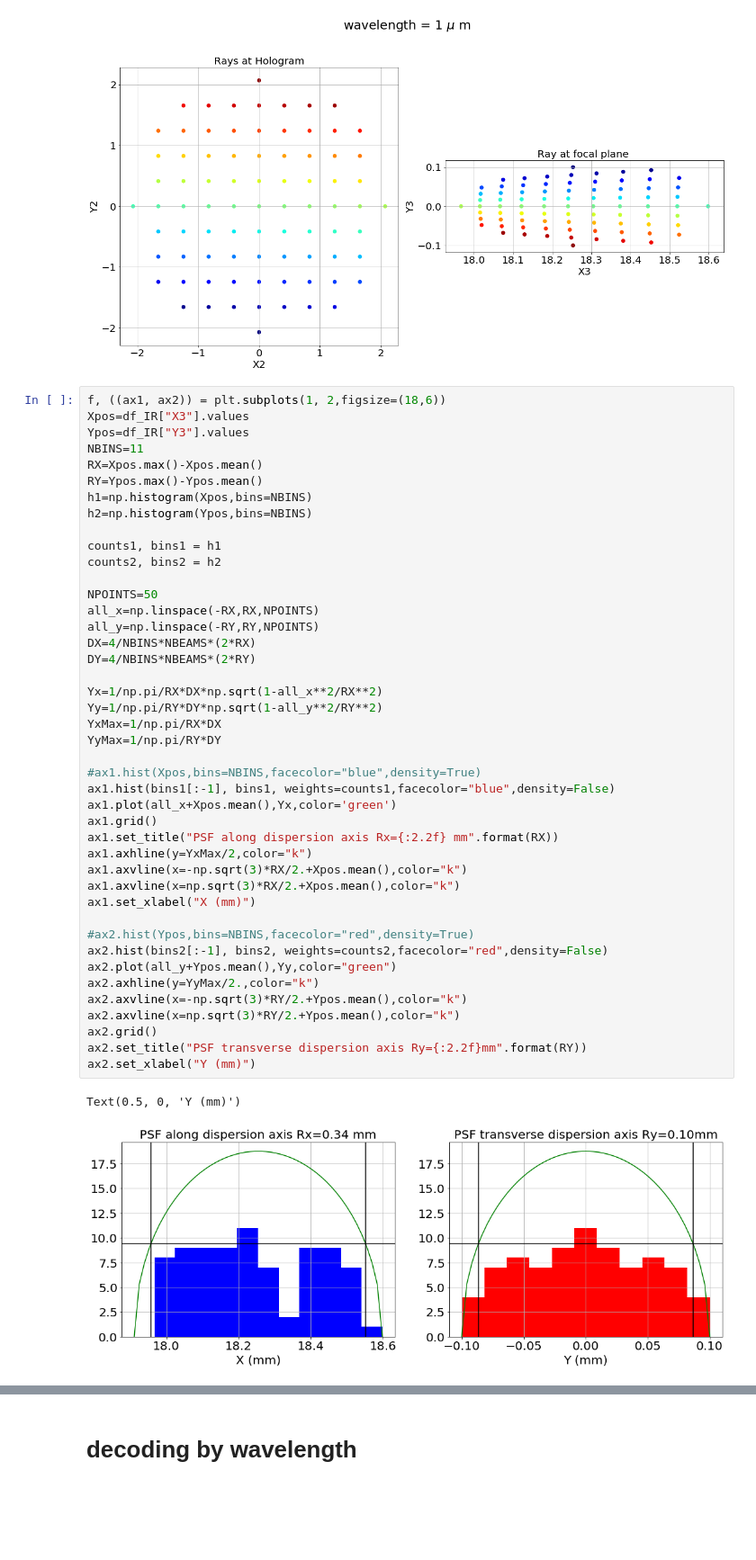
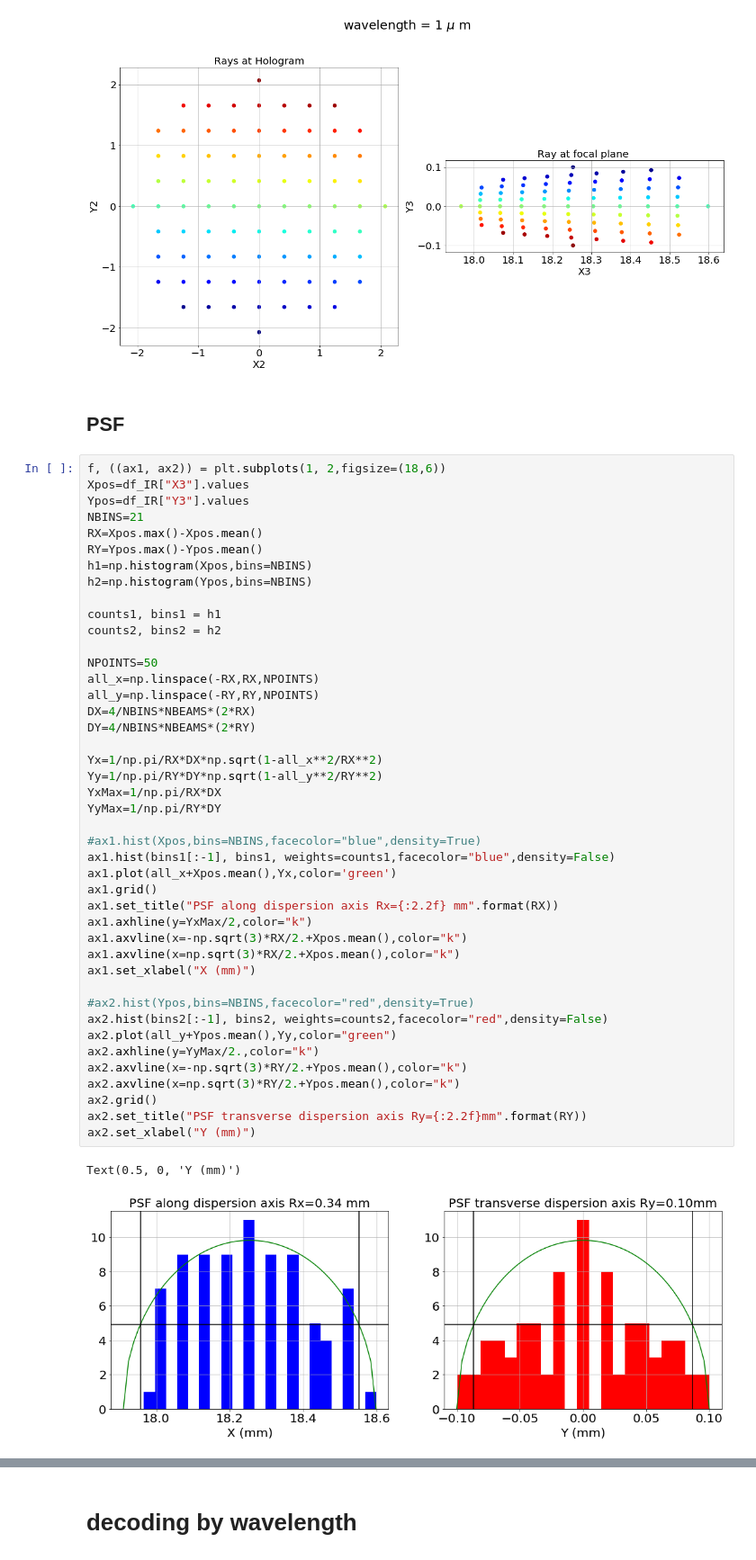
Before and after one commit to sylvielsstfr/OpticSimWthB4, a Jupyter notebook: DrawPSF/notebooks/DrawPSF_v3.ipynb, the cells around one changed output, grey strips where cells are left out. Shown at 90% size. Saved outputs shown, nothing was run; the diff lists cells and outputs as text; blank space fills up the shorter version.

```diff
--- a/DrawPSF/notebooks/DrawPSF_v3.ipynb
+++ b/DrawPSF/notebooks/DrawPSF_v3.ipynb
@@ -409,11 +412,13 @@ plt.suptitle("wavelength = 1 $\mu$ m",Y=1.1,fontsize=25)
 plt.tight_layout()
 # %% [output]
 [figure]
+# %% [markdown]
+## PSF
 # %%
 f, ((ax1, ax2)) = plt.subplots(1, 2,figsize=(18,6))
 Xpos=df_IR["X3"].values
 Ypos=df_IR["Y3"].values
-NBINS=11
+NBINS=21
 RX=Xpos.max()-Xpos.mean()
 RY=Ypos.max()-Ypos.mean()
 h1=np.histogram(Xpos,bins=NBINS)
@@ -427,31 +432,31 @@ all_x=np.linspace(-RX,RX,NPOINTS)
 all_y=np.linspace(-RY,RY,NPOINTS)
 DX=4/NBINS*NBEAMS*(2*RX)
 DY=4/NBINS*NBEAMS*(2*RY)
 
 Yx=1/np.pi/RX*DX*np.sqrt(1-all_x**2/RX**2)
 Yy=1/np.pi/RY*DY*np.sqrt(1-all_y**2/RY**2)
 YxMax=1/np.pi/RX*DX
 YyMax=1/np.pi/RY*DY
 
 #ax1.hist(Xpos,bins=NBINS,facecolor="blue",density=True)
 ax1.hist(bins1[:-1], bins1, weights=counts1,facecolor="blue",density=False)
 ax1.plot(all_x+Xpos.mean(),Yx,color='green')
 ax1.grid()
 ax1.set_title("PSF along dispersion axis Rx={:2.2f} mm".format(RX))
 ax1.axhline(y=YxMax/2,color="k")
 ax1.axvline(x=-np.sqrt(3)*RX/2.+Xpos.mean(),color="k")
 ax1.axvline(x=np.sqrt(3)*RX/2.+Xpos.mean(),color="k")
 ax1.set_xlabel("X (mm)")
 
 #ax2.hist(Ypos,bins=NBINS,facecolor="red",density=True)
 ax2.hist(bins2[:-1], bins2, weights=counts2,facecolor="red",density=False)
 ax2.plot(all_y+Ypos.mean(),Yy,color="green")
 ax2.axhline(y=YyMax/2.,color="k")
 ax2.axvline(x=-np.sqrt(3)*RY/2.+Ypos.mean(),color="k")
 ax2.axvline(x=np.sqrt(3)*RY/2.+Ypos.mean(),color="k")
 ax2.grid()
 ax2.set_title("PSF transverse dispersion axis Ry={:2.2f}mm".format(RY))
 ax2.set_xlabel("Y (mm)")
 # %% [output]
 Text(0.5, 0, 'Y (mm)')
-[figure, old version]
+[figure, new version]
```
Also changed, not shown: parts of 6 cells of this notebook, 1 other file.
